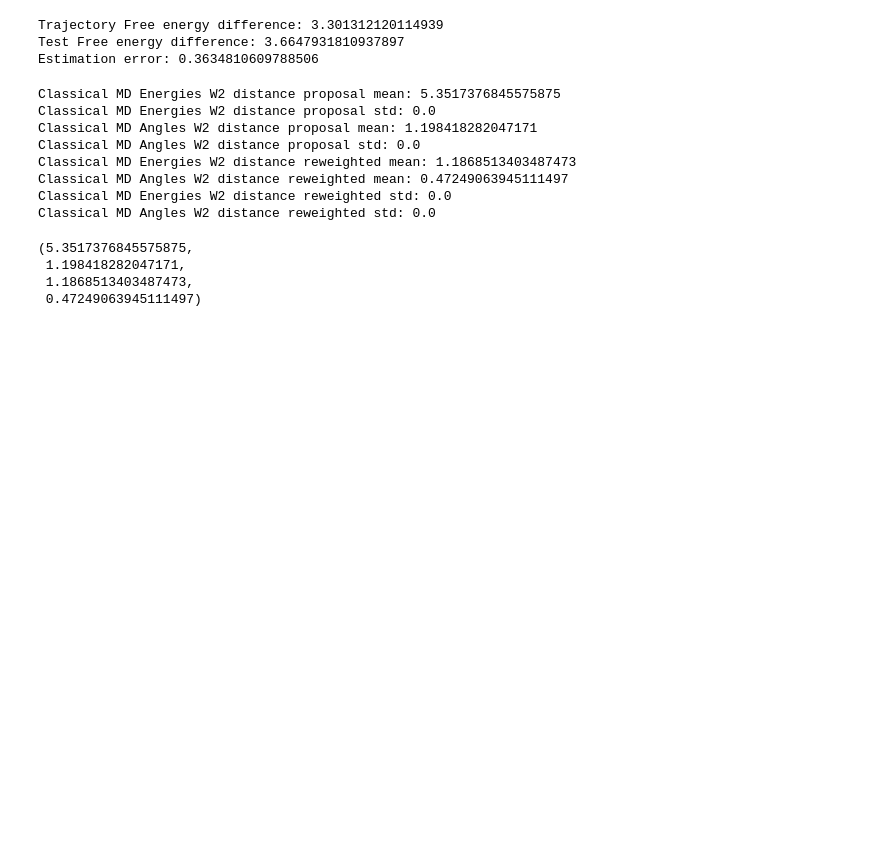
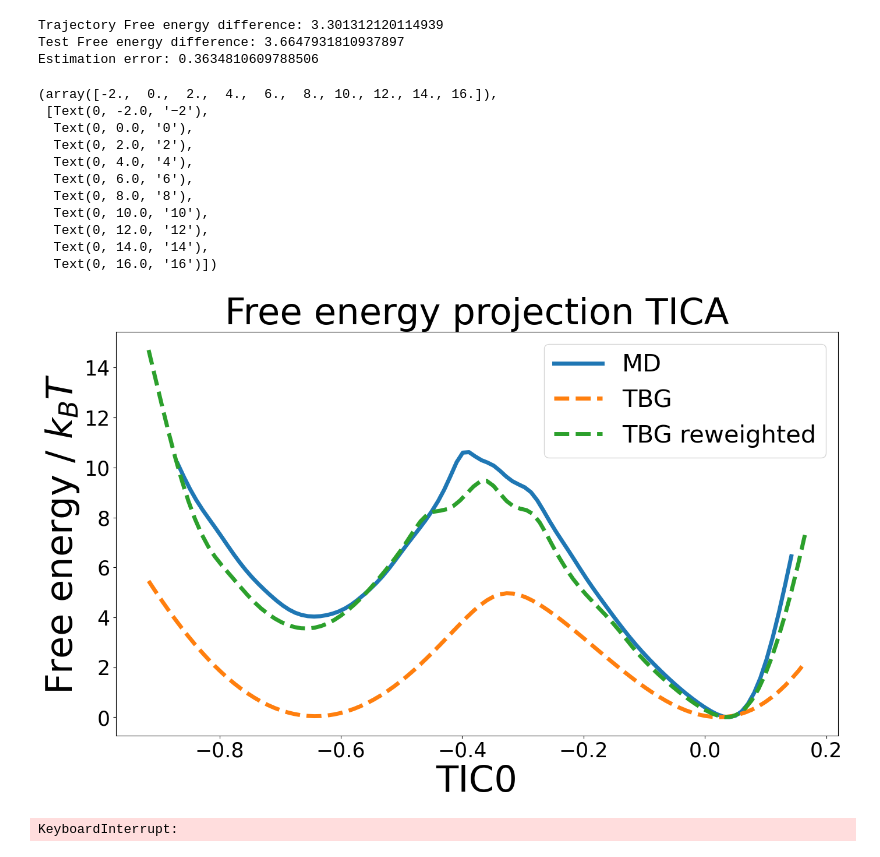
Before and after one commit to RishalAggarwal/BoltzNCE, a Jupyter notebook: notebooks/benchmark_dipeptide.ipynb, the cells around one changed output. Drawn from its saved outputs; the diff is of its cells as text; code cells hidden in the pictures; blank space fills up the shorter version.

```diff
--- a/notebooks/benchmark_dipeptide.ipynb
+++ b/notebooks/benchmark_dipeptide.ipynb
@@ -165,6 +177,12 @@ topology = md.load(pdb_path).topology
 test_md_xyz = np.load(f'../data/2AA-1-huge/test/{test_dipeptide}-traj-arrays.npz')
 test_md=md.Trajectory(test_md_xyz['positions'], topology=topology)
 pred_md = np.load(f'../generated/{test_dipeptide}_ebm_100k_{test_dipeptide}_potential_samples_dict_epoch_31_threshold_0.2.npz')
-pred_md_xyz = pred_md['samples']
-pred_md_energies = pred_md['energies']
-pred_md_weights = pred_md['log_w']
+#pred_md=np.load(f'../generated/tbg_full_biased_{test_dipeptide}.npz')
+try:
+    pred_md_xyz = pred_md['samples']
+    pred_md_energies = pred_md['energies']
+    pred_md_weights = pred_md['log_w']
+except:
+    pred_md_xyz = pred_md['samples_np']
+    pred_md_energies = pred_md['latent_np']
+    pred_md_weights = pred_md['dlogp_np']
@@ -185,6 +201,7 @@ pred_md_weights shape: (89198, 1)
 pred_md_xyz shape: (89198, 24, 3)
 # %%
 test_xyz = test_md.xyz[test_md_xyz['step'] % 10000 == 0][:190000]
+pred_md_xyz=pred_md_xyz.reshape(-1,test_xyz.shape[1],3)
 pred_md_traj = md.Trajectory(pred_md_xyz, topology=topology)
 # %%
 pdb = openmm.app.PDBFile(pdb_path)
@@ -224,15 +276,38 @@ psis_test=md.compute_psi(test_md)[1].flatten()
+# %%
+tica_model = run_tica(test_md, lagtime=100)
+features = tica_features(test_md)
+tics = tica_model.transform(features)
+pred_md_traj = md.Trajectory(pred_md_xyz, topology=topology)
+feat_model = tica_features(pred_md_traj)
+tics_model = tica_model.transform(feat_model)
+# %%
+grid_data, fes_data = plot_fes(tics[:,0], bw_method=None, weights=None, get_DeltaF=False)
+grid, fes = plot_fes(tics_model[:,0], bw_method=None, weights=None, get_DeltaF=False)
+grid_weighted,fes_weighted = plot_fes(tics_model[:,0], bw_method=None, weights=np.exp(pred_md_weights), get_DeltaF=False)
+plt.figure(figsize=(16,9))
+plt.plot(grid_data, fes_data, linewidth=5, label="MD")
+plt.plot(grid, fes, linewidth=5, linestyle="--", label="TBG")
+plt.plot(grid_weighted, fes_weighted, linewidth=5, linestyle="--", label="TBG reweighted")
+plt.title(r"Free energy projection TICA", fontsize=45)
+plt.xlabel("TIC0", fontsize=45)
+plt.ylabel("Free energy / $k_B T$", fontsize=45)
+plt.legend(fontsize=30)
+plt.xticks(fontsize=25)
+plt.yticks(fontsize=25)
+# %% [output]
+(array([-2.,  0.,  2.,  4.,  6.,  8., 10., 12., 14., 16.]),
+ [Text(0, -2.0, '−2'),
+  Text(0, 0.0, '0'),
+  Text(0, 2.0, '2'),
+  Text(0, 4.0, '4'),
+  Text(0, 6.0, '6'),
+  Text(0, 8.0, '8'),
+  Text(0, 10.0, '10'),
+  Text(0, 12.0, '12'),
+  Text(0, 14.0, '14'),
+  Text(0, 16.0, '16')])
+[figure, added]
 # %%
 calculate_w2_distances(phis_traj, psis_traj, phis_test, psis_test, pred_md_weights, pred_md_energies, classical_target_energies, prefix='Classical MD ')
 # %% [output]
-Classical MD Energies W2 distance proposal mean: 5.3517376845575875
-Classical MD Energies W2 distance proposal std: 0.0
-Classical MD Angles W2 distance proposal mean: 1.198418282047171
-Classical MD Angles W2 distance proposal std: 0.0
-Classical MD Energies W2 distance reweighted mean: 1.1868513403487473
-Classical MD Angles W2 distance reweighted mean: 0.47249063945111497
-Classical MD Energies W2 distance reweighted std: 0.0
-Classical MD Angles W2 distance reweighted std: 0.0
+KeyboardInterrupt:
-(5.3517376845575875,
- 1.198418282047171,
- 1.1868513403487473,
- 0.47249063945111497)
```
Also changed, not shown: parts of 15 cells of this notebook, 5 other files.
